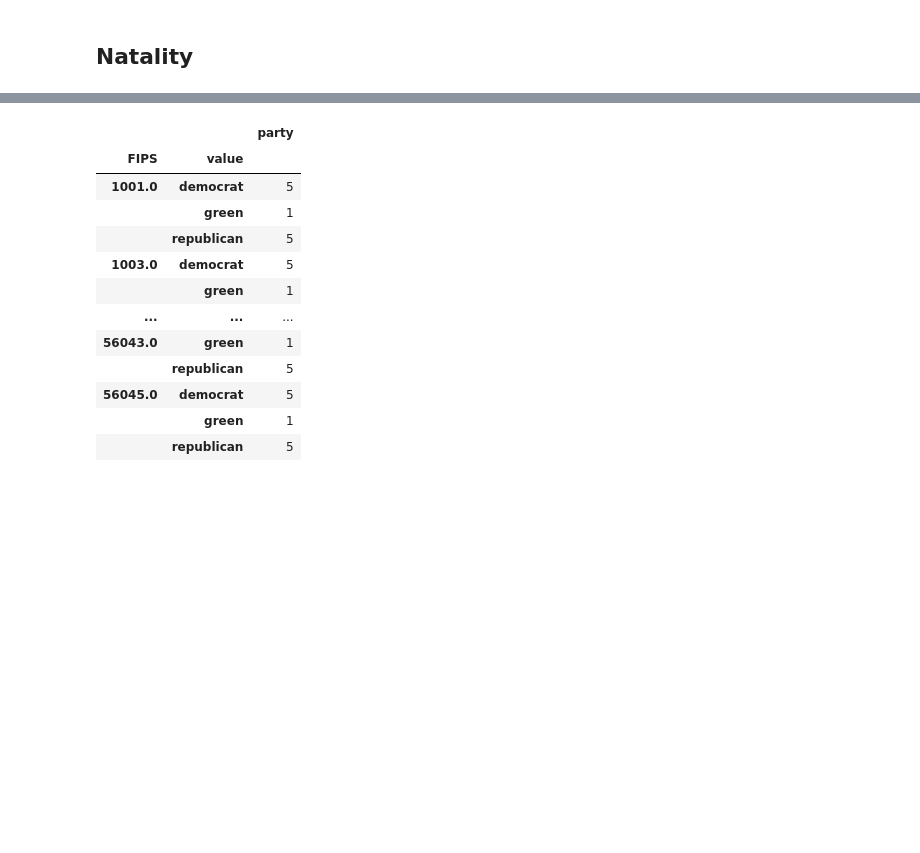
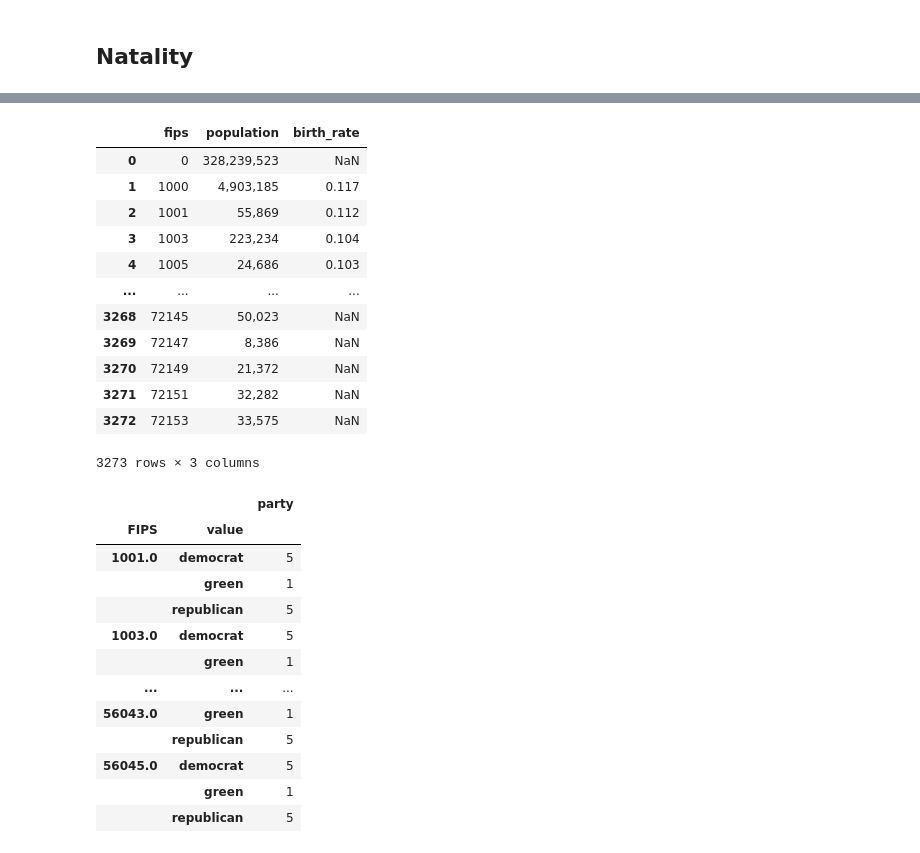
Before and after one commit to kuruparans/covid19-vaccine-hesitancy-analysis, a Jupyter notebook: data-cleaning.ipynb, the cells around one changed output, grey strips where cells are left out. Cells and saved outputs as stored; diff of their text form; code cells hidden in the pictures; blank space fills up the shorter version.

Commit message:
Read population dataset for birth rate

```diff
--- a/data-cleaning.ipynb
+++ b/data-cleaning.ipynb
@@ -155,3 +136,22 @@ natality
+# %%
+natality = pd.read_csv('datasets/raw/PopulationEstimates.csv')
+natality = natality[['FIPStxt', 'POP_ESTIMATE_2019', 'R_birth_2019']].rename(columns = {'FIPStxt': 'fips', 'POP_ESTIMATE_2019': 'population', 'R_birth_2019': 'birth_rate'})
+natality['birth_rate'] = natality['birth_rate'].div(100)
+natality
+# %% [output]
+|  | fips | population | birth_rate |
+| 0 | 0 | 328,239,523 | NaN |
+| 1 | 1000 | 4,903,185 | 0.117 |
+| 2 | 1001 | 55,869 | 0.112 |
+| 3 | 1003 | 223,234 | 0.104 |
+| 4 | 1005 | 24,686 | 0.103 |
+| ... | ... | ... | ... |
+| 3268 | 72145 | 50,023 | NaN |
+| 3269 | 72147 | 8,386 | NaN |
+| 3270 | 72149 | 21,372 | NaN |
+| 3271 | 72151 | 32,282 | NaN |
+| 3272 | 72153 | 33,575 | NaN |
+3273 rows × 3 columns
 # %%
 elections = pd.read_csv('datasets/raw/countypres_2000-2016.tab', sep='\t')
 elections = pd.melt(elections, id_vars='FIPS', var_name='party', value_vars='party')
```
Also changed, not shown: parts of 3 cells of this notebook.
